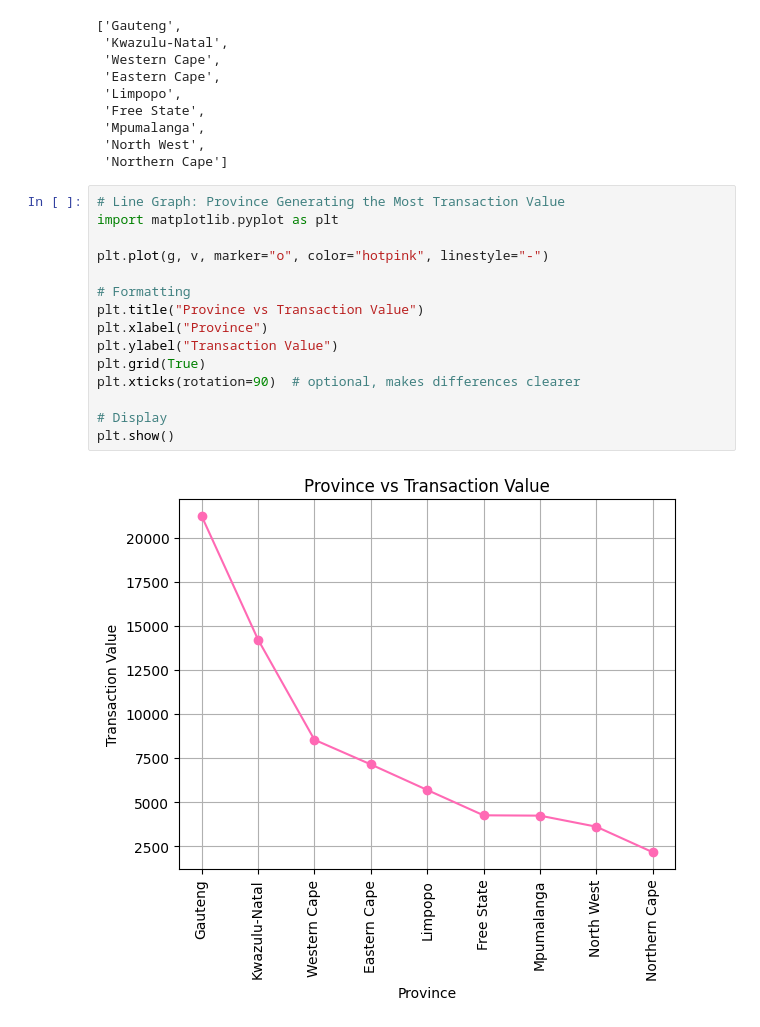
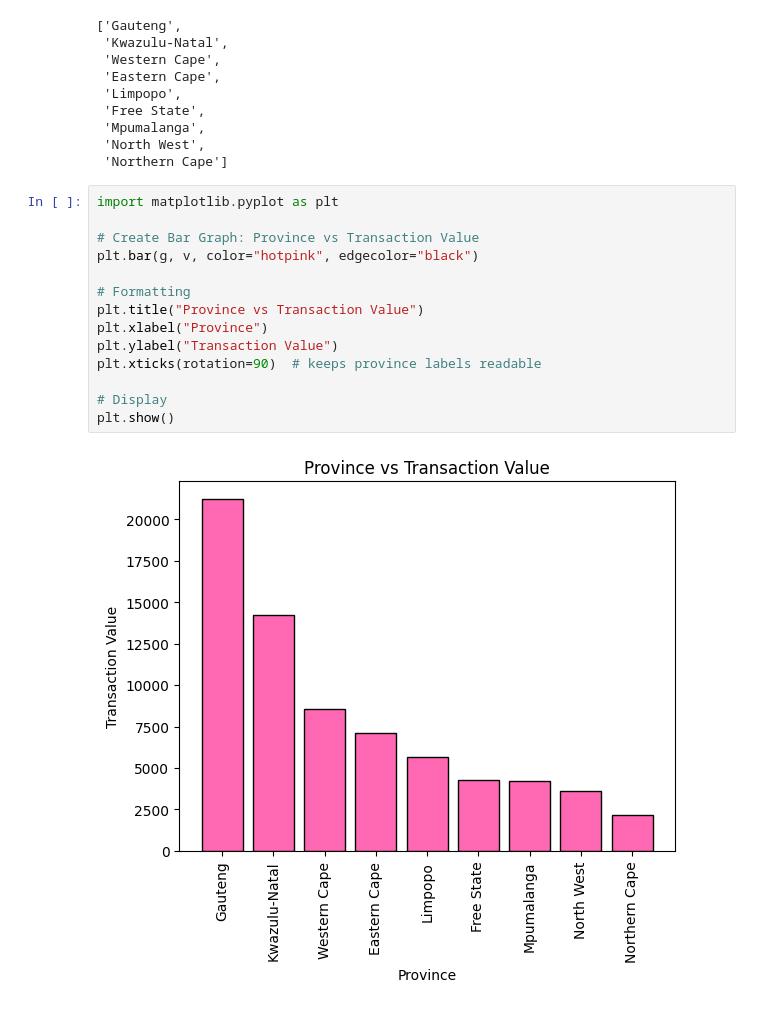
Before and after one commit to akonamajongile-a11y/bankguard, a Jupyter notebook: CleaningDatasets.ipynb, the cells around one changed output. Drawn from its saved outputs; the diff is of its cells as text.

Commit message:
bar graph

```diff
--- a/CleaningDatasets.ipynb
+++ b/CleaningDatasets.ipynb
@@ -722,19 +722,18 @@ g
  'North West',
  'Northern Cape']
 # %%
-# Line Graph: Province Generating the Most Transaction Value
 import matplotlib.pyplot as plt
 
-plt.plot(g, v, marker="o", color="hotpink", linestyle="-")
+# Create Bar Graph: Province vs Transaction Value
+plt.bar(g, v, color="hotpink", edgecolor="black")
 
 # Formatting
 plt.title("Province vs Transaction Value")
 plt.xlabel("Province")
 plt.ylabel("Transaction Value")
-plt.grid(True)
-plt.xticks(rotation=90)  # optional, makes differences clearer
+plt.xticks(rotation=90)  # keeps province labels readable
 
 # Display
 plt.show()
 # %% [output]
-[figure, old version]
+[figure, new version]
```
